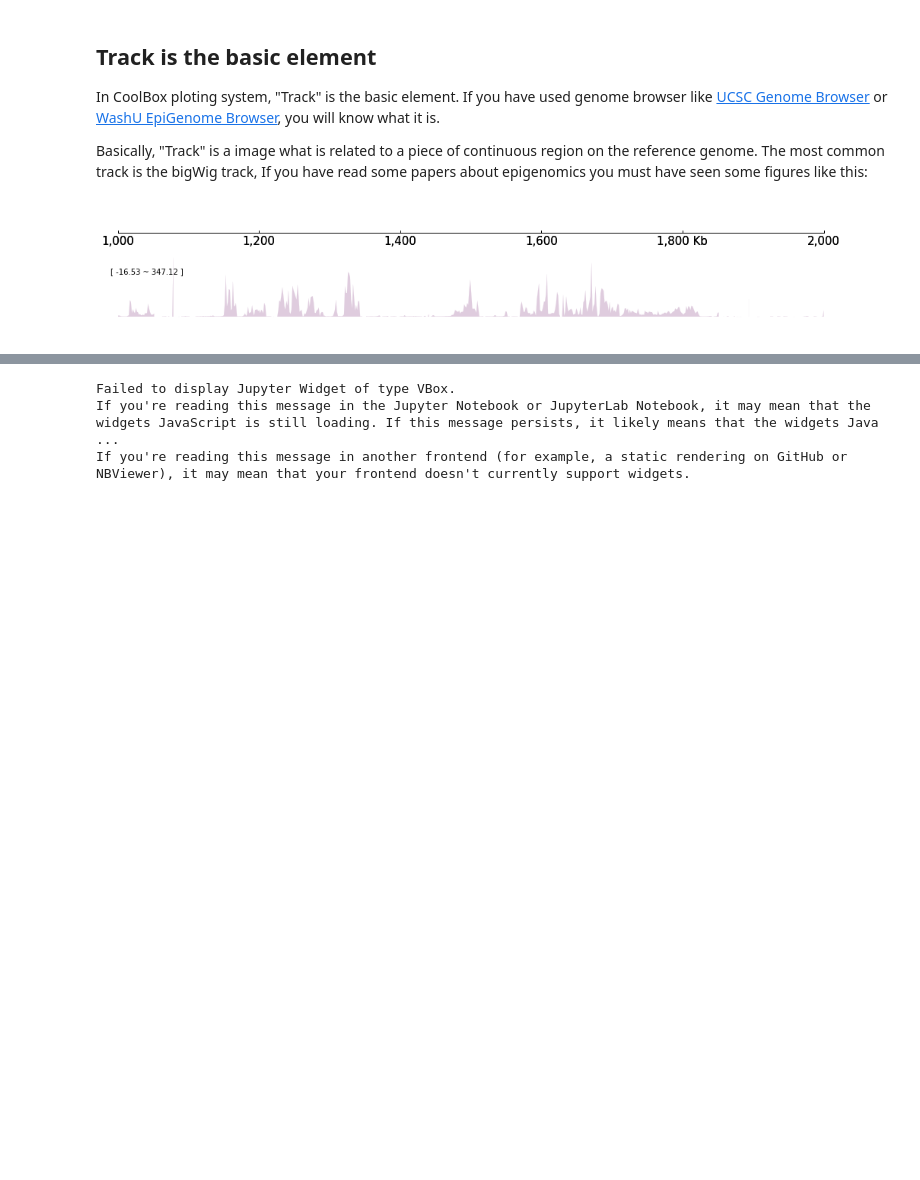
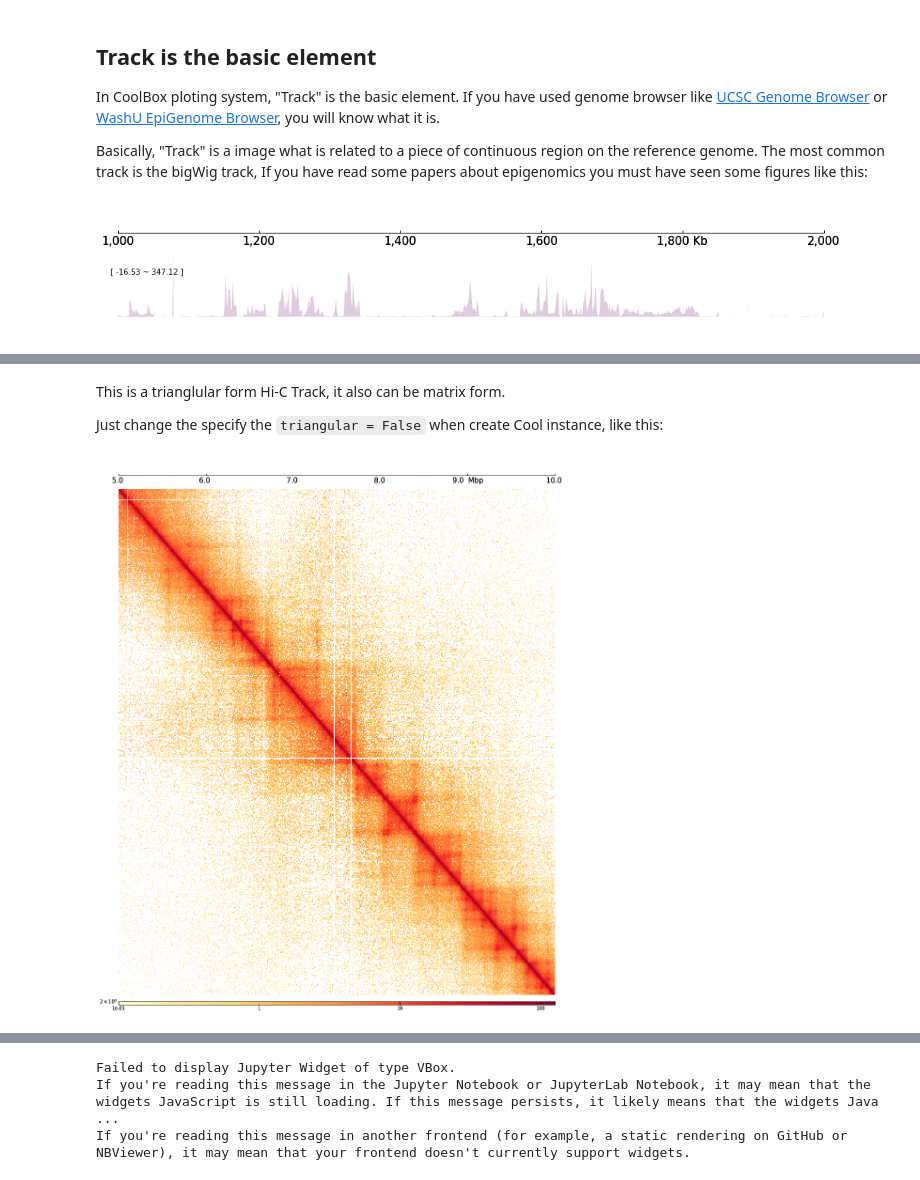
Before and after one commit to GangCaoLab/CoolBox, a Jupyter notebook: demo/coolbox_guide.ipynb, the cells around one changed output, grey strips where cells are left out. Cells and saved outputs as stored; diff of their text form; code cells hidden in the pictures; blank space fills up the shorter version.

```diff
--- a/demo/coolbox_guide.ipynb
+++ b/demo/coolbox_guide.ipynb
@@ -114,0 +158,9 @@ bsr = Browser(frame)
+# %% [markdown]
+This is a trianglular form Hi-C Track, it also can be matrix form.
+
+Just change the specify the `triangular = False` when create Cool instance, like this:
+# %%
+frame = XAxis() + Cool("data/K562_MbolI_5kb.cool", triangular=False) + MinValue(1e-1)
+frame.plot("chr1", 5_000_000, 10_000_000)
+# %% [output]
+[figure, added]
```
Also changed, not shown: parts of 76 cells of this notebook, 1 other file.
